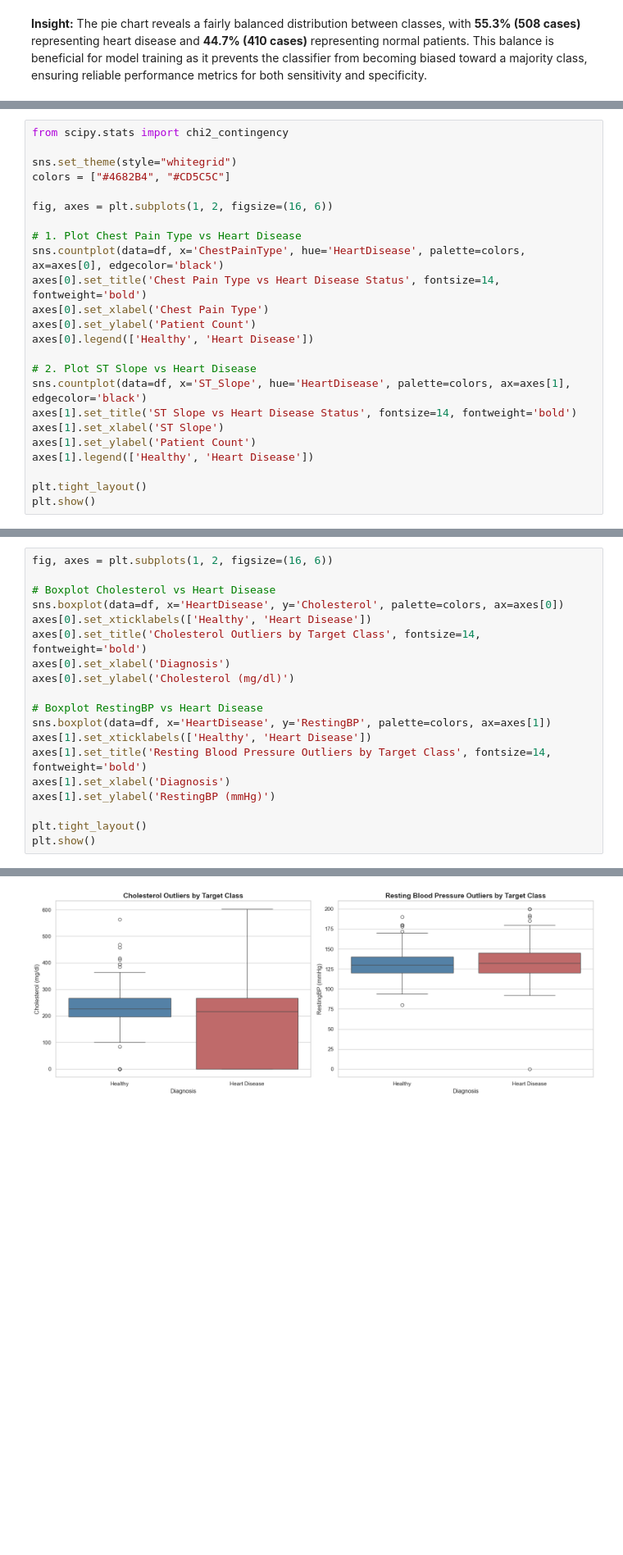
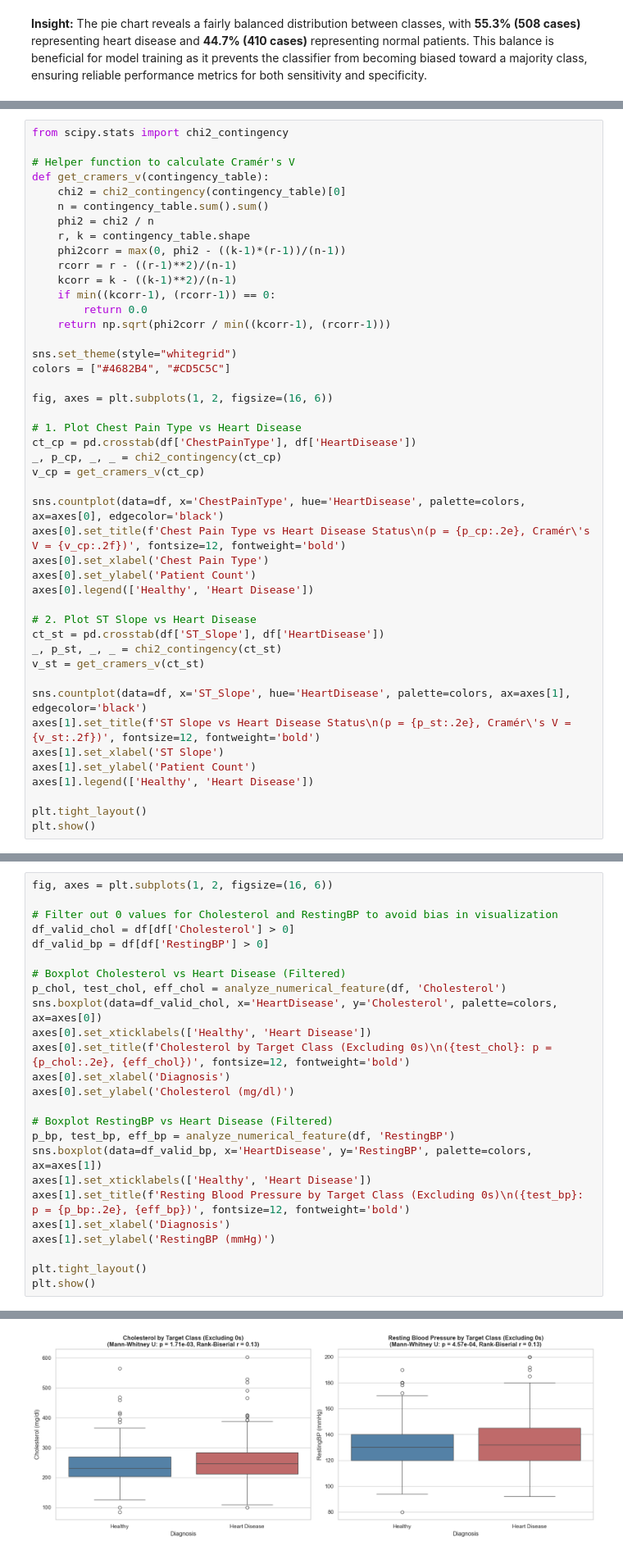
Before and after one commit to NFP-05/heart-disease-prediction, a Jupyter notebook: notebooks/EDA_Heart_Disease.ipynb, the cells around one changed output, grey strips where cells are left out. Shown at 82% size. Drawn from its saved outputs; the diff is of its cells as text; blank space fills up the shorter version.

```diff
--- a/notebooks/EDA_Heart_Disease.ipynb
+++ b/notebooks/EDA_Heart_Disease.ipynb
@@ -477,5 +566,18 @@ than to cholesterol or blood pressure alone.
 # %%
 from scipy.stats import chi2_contingency
+
+# Helper function to calculate Cramér's V
+def get_cramers_v(contingency_table):
+    chi2 = chi2_contingency(contingency_table)[0]
+    n = contingency_table.sum().sum()
+    phi2 = chi2 / n
+    r, k = contingency_table.shape
+    phi2corr = max(0, phi2 - ((k-1)*(r-1))/(n-1))
+    rcorr = r - ((r-1)**2)/(n-1)
+    kcorr = k - ((k-1)**2)/(n-1)
+    if min((kcorr-1), (rcorr-1)) == 0:
+        return 0.0
+    return np.sqrt(phi2corr / min((kcorr-1), (rcorr-1)))
 
 sns.set_theme(style="whitegrid")
 colors = ["#4682B4", "#CD5C5C"]
@@ -483,15 +585,23 @@ colors = ["#4682B4", "#CD5C5C"]
 fig, axes = plt.subplots(1, 2, figsize=(16, 6))
 
 # 1. Plot Chest Pain Type vs Heart Disease
+ct_cp = pd.crosstab(df['ChestPainType'], df['HeartDisease'])
+_, p_cp, _, _ = chi2_contingency(ct_cp)
+v_cp = get_cramers_v(ct_cp)
+
 sns.countplot(data=df, x='ChestPainType', hue='HeartDisease', palette=colors, ax=axes[0], edgecolor='black')
-axes[0].set_title('Chest Pain Type vs Heart Disease Status', fontsize=14, fontweight='bold')
+axes[0].set_title(f'Chest Pain Type vs Heart Disease Status\n(p = {p_cp:.2e}, Cramér\'s V = {v_cp:.2f})', fontsize=12, fontweight='bold')
 axes[0].set_xlabel('Chest Pain Type')
 axes[0].set_ylabel('Patient Count')
 axes[0].legend(['Healthy', 'Heart Disease'])
 
 # 2. Plot ST Slope vs Heart Disease
+ct_st = pd.crosstab(df['ST_Slope'], df['HeartDisease'])
+_, p_st, _, _ = chi2_contingency(ct_st)
+v_st = get_cramers_v(ct_st)
+
 sns.countplot(data=df, x='ST_Slope', hue='HeartDisease', palette=colors, ax=axes[1], edgecolor='black')
-axes[1].set_title('ST Slope vs Heart Disease Status', fontsize=14, fontweight='bold')
+axes[1].set_title(f'ST Slope vs Heart Disease Status\n(p = {p_st:.2e}, Cramér\'s V = {v_st:.2f})', fontsize=12, fontweight='bold')
 axes[1].set_xlabel('ST Slope')
 axes[1].set_ylabel('Patient Count')
 axes[1].legend(['Healthy', 'Heart Disease'])
@@ -532,17 +686,23 @@ plt.show()
 # %%
 fig, axes = plt.subplots(1, 2, figsize=(16, 6))
 
-# Boxplot Cholesterol vs Heart Disease
-sns.boxplot(data=df, x='HeartDisease', y='Cholesterol', palette=colors, ax=axes[0])
+# Filter out 0 values for Cholesterol and RestingBP to avoid bias in visualization
+df_valid_chol = df[df['Cholesterol'] > 0]
+df_valid_bp = df[df['RestingBP'] > 0]
+
+# Boxplot Cholesterol vs Heart Disease (Filtered)
+p_chol, test_chol, eff_chol = analyze_numerical_feature(df, 'Cholesterol')
+sns.boxplot(data=df_valid_chol, x='HeartDisease', y='Cholesterol', palette=colors, ax=axes[0])
 axes[0].set_xticklabels(['Healthy', 'Heart Disease'])
-axes[0].set_title('Cholesterol Outliers by Target Class', fontsize=14, fontweight='bold')
+axes[0].set_title(f'Cholesterol by Target Class (Excluding 0s)\n({test_chol}: p = {p_chol:.2e}, {eff_chol})', fontsize=12, fontweight='bold')
 axes[0].set_xlabel('Diagnosis')
 axes[0].set_ylabel('Cholesterol (mg/dl)')
 
-# Boxplot RestingBP vs Heart Disease
-sns.boxplot(data=df, x='HeartDisease', y='RestingBP', palette=colors, ax=axes[1])
+# Boxplot RestingBP vs Heart Disease (Filtered)
+p_bp, test_bp, eff_bp = analyze_numerical_feature(df, 'RestingBP')
+sns.boxplot(data=df_valid_bp, x='HeartDisease', y='RestingBP', palette=colors, ax=axes[1])
 axes[1].set_xticklabels(['Healthy', 'Heart Disease'])
-axes[1].set_title('Resting Blood Pressure Outliers by Target Class', fontsize=14, fontweight='bold')
+axes[1].set_title(f'Resting Blood Pressure by Target Class (Excluding 0s)\n({test_bp}: p = {p_bp:.2e}, {eff_bp})', fontsize=12, fontweight='bold')
 axes[1].set_xlabel('Diagnosis')
 axes[1].set_ylabel('RestingBP (mmHg)')
 
@@ -559,2 +719,2 @@ Passing `palette` without assigning `hue` is deprecated and will be removed in v
-[figure, old version]
+[figure, new version]
 # %% [markdown]
```
Also changed, not shown: parts of 58 cells of this notebook.
